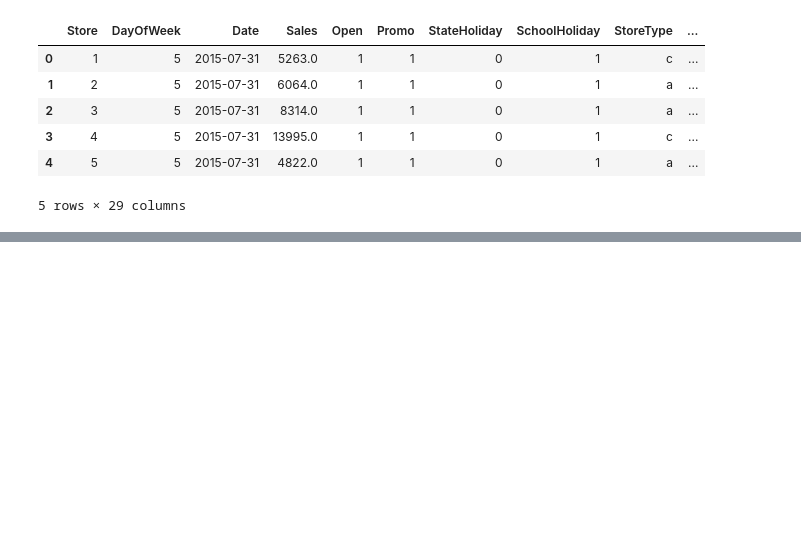
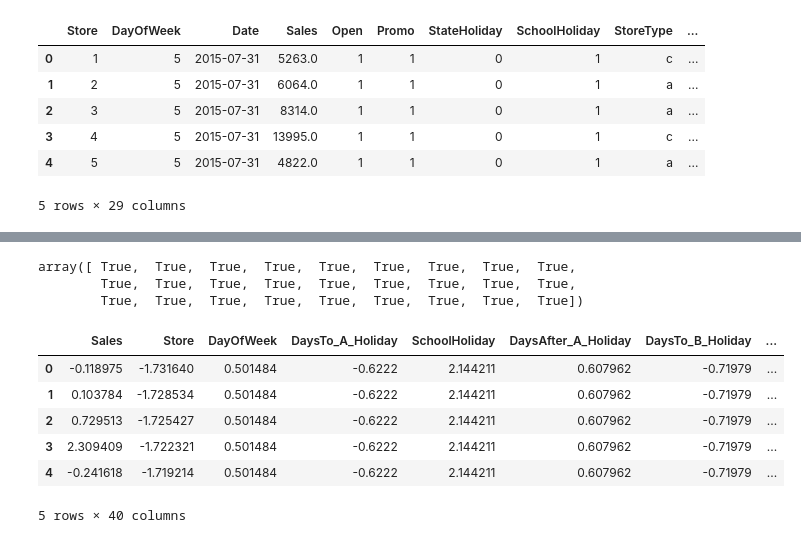
Before and after one commit to GuleWako/10Acadamey-week-4-Pharmaceuticals-finance-data-Analysis, a Jupyter notebook: notebooks/exploratory_analysis_for_forecast.ipynb, the cells around one changed output, grey strips where cells are left out. Drawn from its saved outputs; the diff is of its cells as text; code cells hidden in the pictures; blank space fills up the shorter version.

```diff
--- a/notebooks/exploratory_analysis_for_forecast.ipynb
+++ b/notebooks/exploratory_analysis_for_forecast.ipynb
@@ -1151,0 +1171,3 @@ train_data.head()
+# %%
+train_data = train_data.drop('Date',axis=1)
+test_data = test_data.drop('Date',axis=1)
@@ -1151,0 +1213,6 @@ train_data.head()
+# %%
+test_data.columns == train_data2.columns
+# %% [output]
+array([ True,  True,  True,  True,  True,  True,  True,  True,  True,
+        True,  True,  True,  True,  True,  True,  True,  True,  True,
+        True,  True,  True,  True,  True,  True,  True,  True,  True])
@@ -1151,0 +1252,49 @@ train_data.head()
+# %%
+import pandas as pd
+from sklearn.preprocessing import StandardScaler, OneHotEncoder
+from sklearn.compose import ColumnTransformer
+from sklearn.pipeline import Pipeline
+
+# Columns for both train and test datasets
+categorical_columns = ['StoreType', 'Assortment', 'StateHoliday', 'PromoInterval', 'MonthPeriod']
+numeric_columns_train = ['Sales', 'Store', 'DayOfWeek', 'DaysTo_A_Holiday', 'SchoolHoliday',
+                         'DaysAfter_A_Holiday', 'DaysTo_B_Holiday', 'DaysAfter_B_Holiday',
+                         'DaysTo_C_Holiday', 'DaysAfter_C_Holiday', 'Open', 'Promo', 'Promo2',
+                         'Promo2SinceWeek', 'Promo2SinceYear', 'Year', 'Month', 'Day', 'WeekOfYear',
+                         'IsWeekend', 'CompetitionDistance', 'CompetitionOpenSinceMonth',
+                         'CompetitionOpenSinceYear']
+
+# numeric_columns_test = [col for col in numeric_columns_train if col != 'Sales']  # Exclude 'Sales'
+
+# 1. One-hot encode categorical columns and scale numeric columns for training data
+preprocessor = ColumnTransformer(
+    transformers=[
+        ('num', StandardScaler(), numeric_columns_train),  # Apply to both train and test (numeric columns excluding Sales for test)
+        ('cat', OneHotEncoder(handle_unknown='ignore'), categorical_columns)  # handle_unknown='ignore' avoids unseen categories issues
+    ]
+)
+
+# 2. Fit the preprocessor on the training data
+train_data_preprocessed = preprocessor.fit_transform(train_data)
+
+
+# 4. Recreate DataFrames for both train and test data
+# Get column names for the one-hot encoded categorical columns
+encoded_cat_columns = preprocessor.named_transformers_['cat'].get_feature_names_out(categorical_columns)
+
+# Combine numeric and one-hot encoded column names
+train_columns = numeric_columns_train + list(encoded_cat_columns)
+test_columns = numeric_columns_test + list(encoded_cat_columns)
+
+# Create new DataFrames with the transformed data and appropriate column names
+train_data_preprocessed_df = pd.DataFrame(train_data_preprocessed, columns=train_columns)
+# %%
+train_data_preprocessed_df.head()
+# %% [output]
+|  | Sales | Store | DayOfWeek | DaysTo_A_Holiday | SchoolHoliday | DaysAfter_A_Holiday | DaysTo_B_Holiday | ... |
+| 0 | -0.118975 | -1.731640 | 0.501484 | -0.6222 | 2.144211 | 0.607962 | -0.71979 | ... |
+| 1 | 0.103784 | -1.728534 | 0.501484 | -0.6222 | 2.144211 | 0.607962 | -0.71979 | ... |
+| 2 | 0.729513 | -1.725427 | 0.501484 | -0.6222 | 2.144211 | 0.607962 | -0.71979 | ... |
+| 3 | 2.309409 | -1.722321 | 0.501484 | -0.6222 | 2.144211 | 0.607962 | -0.71979 | ... |
+| 4 | -0.241618 | -1.719214 | 0.501484 | -0.6222 | 2.144211 | 0.607962 | -0.71979 | ... |
+5 rows × 40 columns
```
Also changed, not shown: parts of 70 cells of this notebook, 2 other files.
